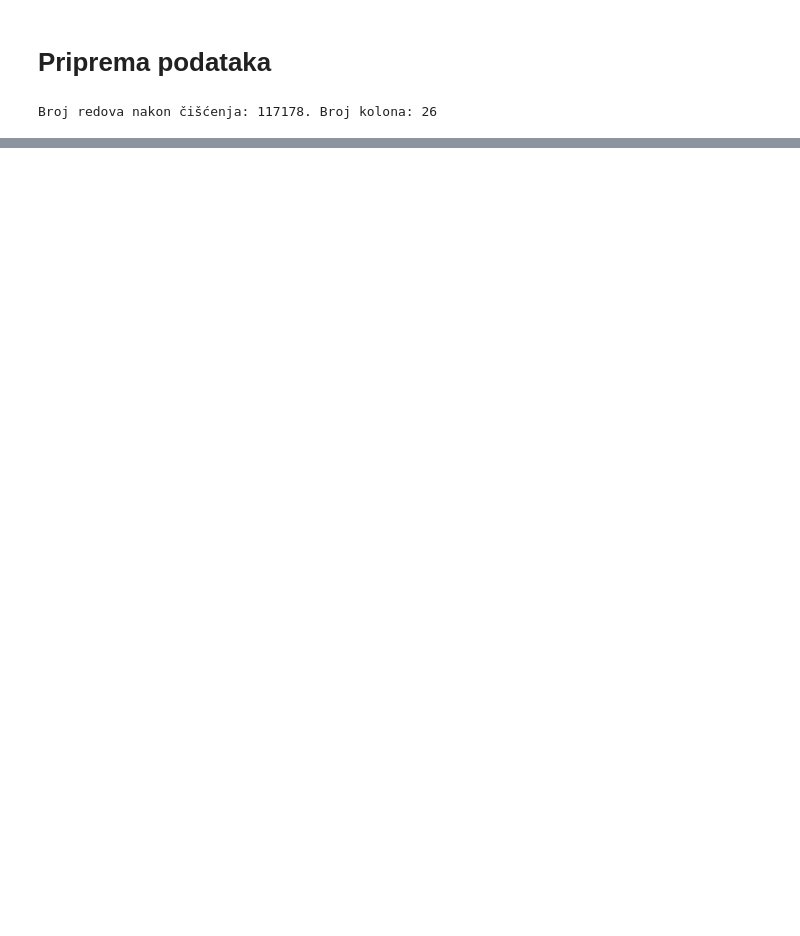
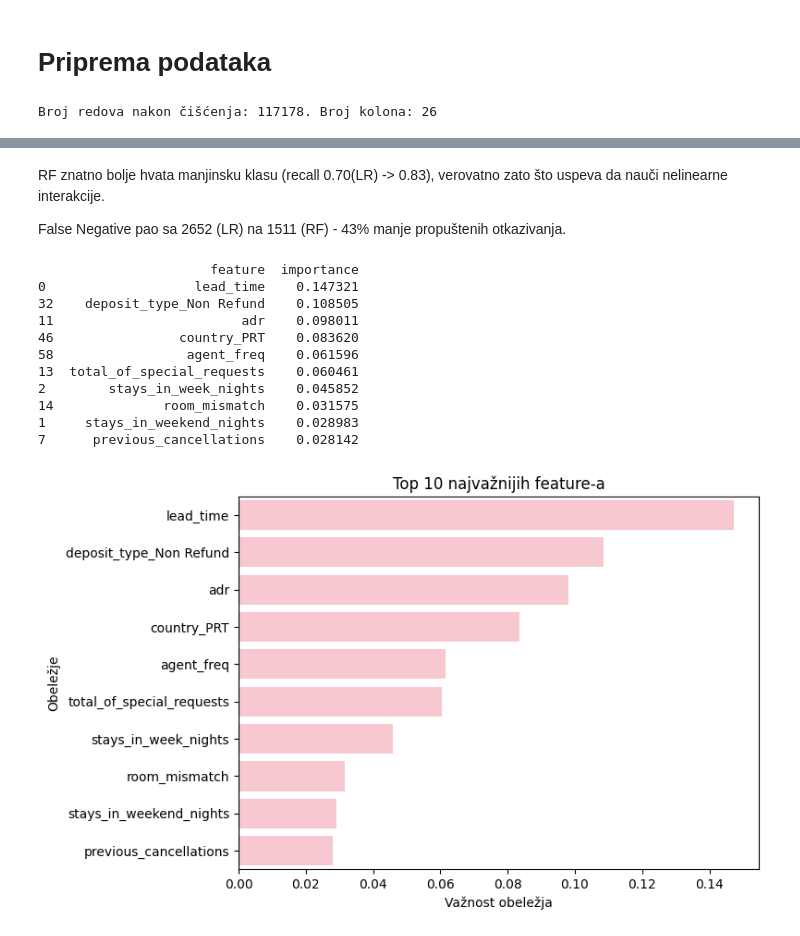
Before and after one commit to irinaradanovic/Hotel-Cancelation-Prediction, a Jupyter notebook: prediction.ipynb, the cells around one changed output, grey strips where cells are left out. Drawn from its saved outputs; the diff is of its cells as text; code cells hidden in the pictures; blank space fills up the shorter version.

```diff
--- a/prediction.ipynb
+++ b/prediction.ipynb
@@ -393,4 +407,4 @@ df_clean['agent'].fillna(0, inplace=True)
 # %%
 df_clean['room_mismatch'] = (df_clean['reserved_room_type'] != df_clean['assigned_room_type']).astype(int)
 df_clean['has_agent'] = (df_clean['agent'] != 0).astype(int)
-df_clean.drop(columns=['reserved_room_type', 'assigned_room_type', 'agent'], inplace=True)
+df_clean.drop(columns=['reserved_room_type', 'assigned_room_type'], inplace=True)
@@ -436,3 +418,7 @@ df_clean.columns.to_list()
+# %%
+cols_for_dummies = ['hotel', 'meal', 'market_segment', 'distribution_channel',
+                     'deposit_type', 'customer_type', 'country', 'arrival_date_month']
+df_clean = pd.get_dummies(data=df_clean, columns=cols_for_dummies, drop_first=True, dtype=int)
 # %%
 X = df_clean.drop(columns=['is_canceled'])
 y = df_clean['is_canceled']
@@ -451,0 +489,2 @@ X_test oblik: (23436, 25)
+# %%
+cv = StratifiedKFold(n_splits=5, shuffle=True, random_state=42)
@@ -451,0 +539,19 @@ X_test oblik: (23436, 25)
+# %%
+rf_params = {
+    'n_estimators': [100, 200],
+    'max_depth': [10, 20, None],
+    'min_samples_split': [2, 5],
+    'min_samples_leaf': [1, 2]
+}
+
+rf_grid = GridSearchCV(
+    RandomForestClassifier(random_state=42),
+    rf_params,
+    cv=cv,
+    scoring='f1',
+    n_jobs=-1
+)
+rf_grid.fit(X_train, y_train)
+
+print("Najbolji parametri (Random Forest):", rf_grid.best_params_)
+best_rf = rf_grid.best_estimator_
@@ -451,0 +586,34 @@ X_test oblik: (23436, 25)
+# %% [markdown]
+RF znatno bolje hvata manjinsku klasu (recall 0.70(LR) -> 0.83), verovatno zato što uspeva da nauči nelinearne interakcije.
+
+False Negative pao sa 2652 (LR) na 1511 (RF) - 43% manje propuštenih otkazivanja.
+# %%
+importances = best_rf.feature_importances_
+
+feat_imp = pd.DataFrame({
+    'feature': X_train.columns,
+    'importance': importances
+}).sort_values(by='importance', ascending=False)
+
+print(feat_imp.head(10))
+
+plt.figure(figsize=(8,5))
+sb.barplot(x='importance', y='feature', data=feat_imp.head(10), color='pink')
+plt.title('Top 10 najvažnijih feature-a')
+plt.xlabel('Važnost obeležja')
+plt.ylabel('Obeležje')
+plt.tight_layout()
+plt.show()
+# %% [output]
+                      feature  importance
+0                   lead_time    0.147321
+32    deposit_type_Non Refund    0.108505
+11                        adr    0.098011
+46                country_PRT    0.083620
+58                 agent_freq    0.061596
+13  total_of_special_requests    0.060461
+2        stays_in_week_nights    0.045852
+14              room_mismatch    0.031575
+1     stays_in_weekend_nights    0.028983
+7      previous_cancellations    0.028142
+[figure, added]
```
Also changed, not shown: parts of 43 cells of this notebook.
